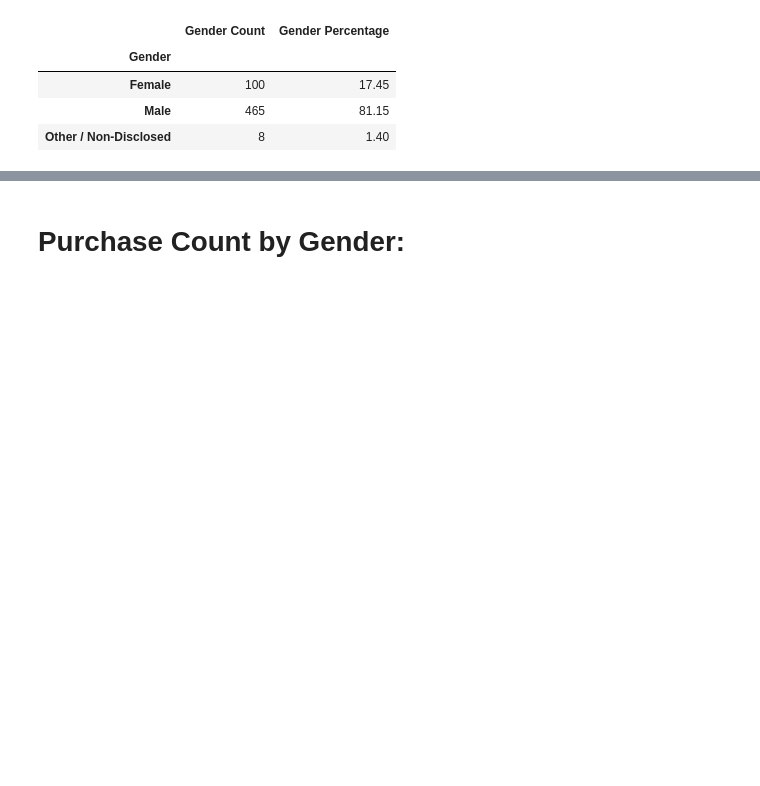
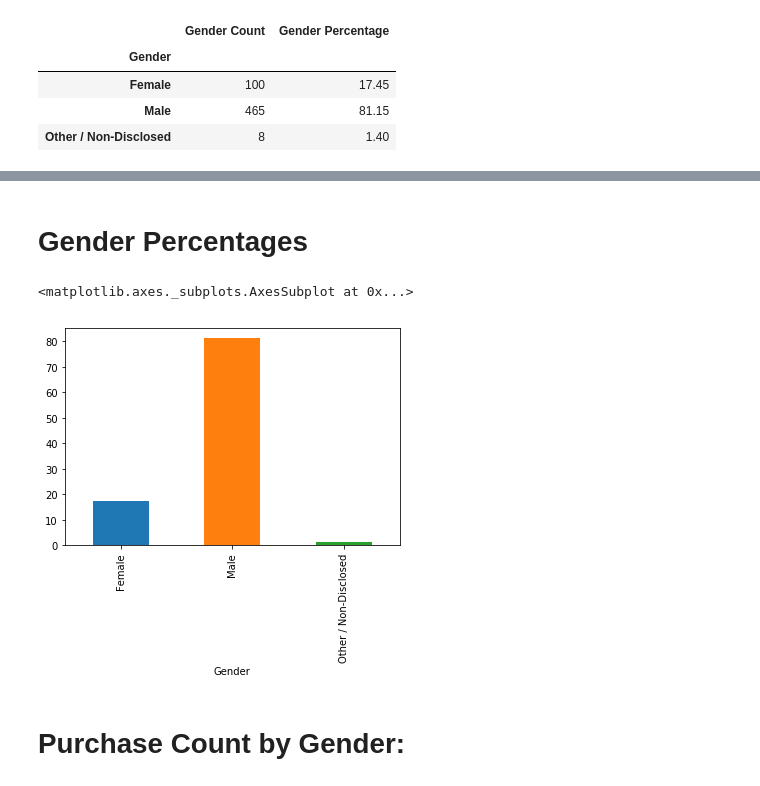
Before and after one commit to jgroth1/Pandas_data_Analysis, a Jupyter notebook: HeroesOfPymoli/Heroes_of_Pymoli_Analysis.ipynb, the cells around one changed output, grey strips where cells are left out. Saved outputs shown, nothing was run; the diff lists cells and outputs as text; code cells hidden in the pictures; blank space fills up the shorter version.

```diff
--- a/HeroesOfPymoli/Heroes_of_Pymoli_Analysis.ipynb
+++ b/HeroesOfPymoli/Heroes_of_Pymoli_Analysis.ipynb
@@ -76,3 +85,10 @@ gender_count
+# %% [markdown]
+# Gender Percentages
+# %%
+gender_count['Gender Percentage'].plot.bar()
+# %% [output]
+<matplotlib.axes._subplots.AxesSubplot at 0x...>
+[figure, added]
 # %%
 gender_groupby = purchase_data_df.groupby('Gender')
 # %% [markdown]
```
Also changed, not shown: parts of 9 cells of this notebook.
